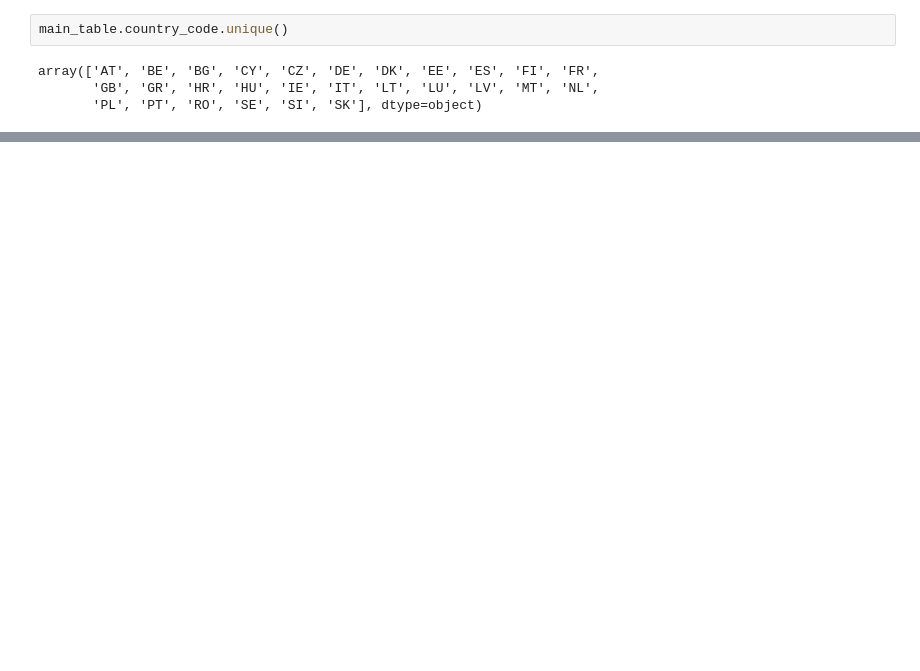
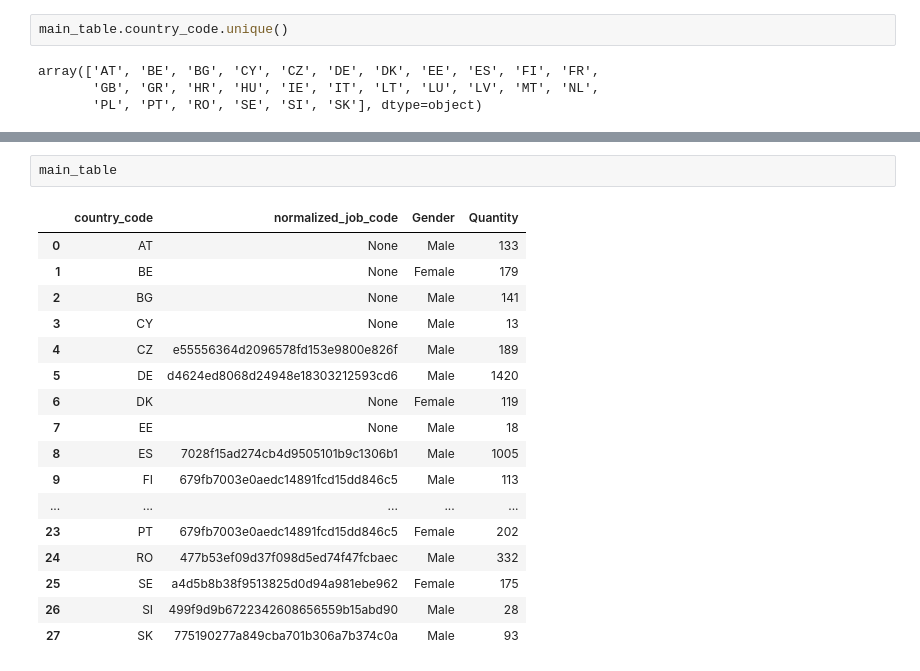
Before and after one commit to alvarogmf/ih_datamadpt1120_project_m1, a Jupyter notebook: notebooks/SQL Tables.ipynb, the cells around one changed output, grey strips where cells are left out. Drawn from its saved outputs; the diff is of its cells as text; blank space fills up the shorter version.

```diff
--- a/notebooks/SQL Tables.ipynb
+++ b/notebooks/SQL Tables.ipynb
@@ -167,2 +171,22 @@ main_table.gender.unique()
 # %% [output]
 array(['Male', 'Female'], dtype=object)
+# %%
+main_table
+# %% [output]
+|  | country_code | normalized_job_code | Gender | Quantity |
+| 0 | AT | None | Male | 133 |
+| 1 | BE | None | Female | 179 |
+| 2 | BG | None | Male | 141 |
+| 3 | CY | None | Male | 13 |
+| 4 | CZ | e55556364d2096578fd153e9800e826f | Male | 189 |
+| 5 | DE | d4624ed8068d24948e18303212593cd6 | Male | 1420 |
+| 6 | DK | None | Female | 119 |
+| 7 | EE | None | Male | 18 |
+| 8 | ES | 7028f15ad274cb4d9505101b9c1306b1 | Male | 1005 |
+| 9 | FI | 679fb7003e0aedc14891fcd15dd846c5 | Male | 113 |
+| ... | ... | ... | ... | ... |
+| 23 | PT | 679fb7003e0aedc14891fcd15dd846c5 | Female | 202 |
+| 24 | RO | 477b53ef09d37f098d5ed74f47fcbaec | Male | 332 |
+| 25 | SE | a4d5b8b38f9513825d0d94a981ebe962 | Female | 175 |
+| 26 | SI | 499f9d9b6722342608656559b15abd90 | Male | 28 |
+| 27 | SK | 775190277a849cba701b306a7b374c0a | Male | 93 |
```
Also changed, not shown: parts of 7 cells of this notebook.
